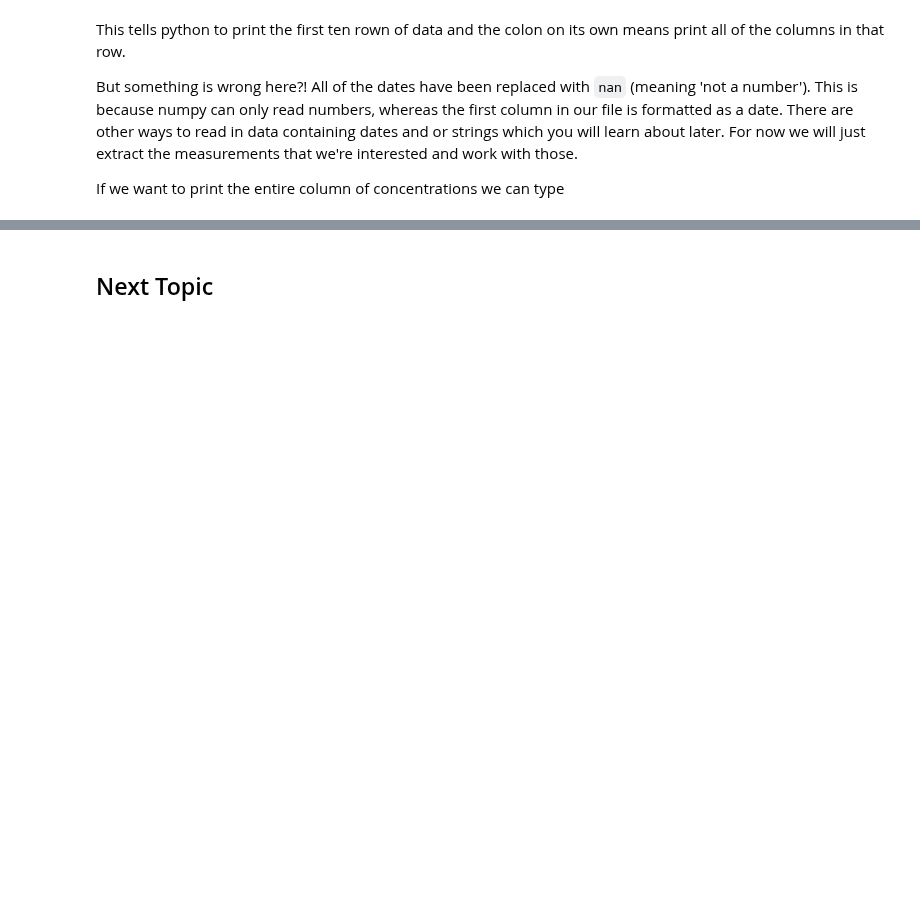
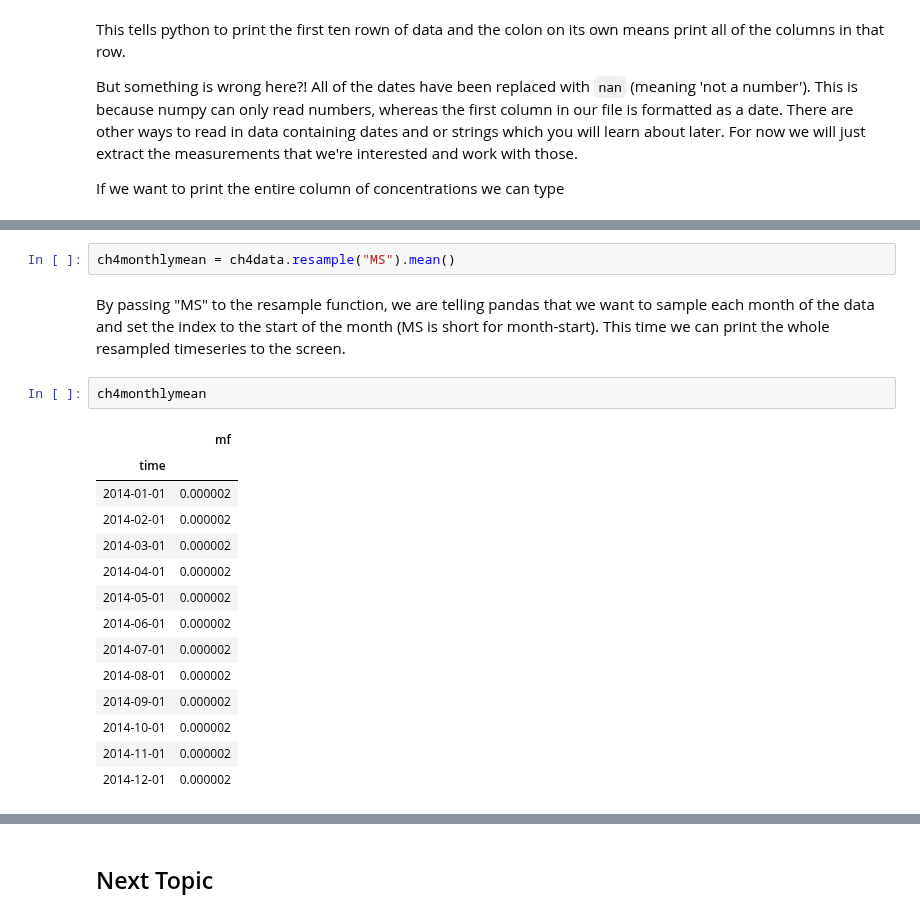
Before and after one commit to rt17603/acrg_tutorial, a Jupyter notebook: functionsandnumpy.ipynb, the cells around one changed output, grey strips where cells are left out. Cells and saved outputs as stored; diff of their text form; blank space fills up the shorter version.

```diff
--- a/functionsandnumpy.ipynb
+++ b/functionsandnumpy.ipynb
@@ -151,0 +221,22 @@ print(ch4array[:,1])
+# %%
+ch4monthlymean = ch4data.resample("MS").mean()
+# %% [markdown]
+By passing "MS" to the resample function, we are telling pandas that we want to sample each month of the data and set the index to the start of the month (MS is short for month-start).
+This time we can print the whole resampled timeseries to the screen.
+# %%
+ch4monthlymean
+# %% [output]
+|  | mf |
+| time |  |
+| 2014-01-01 | 0.000002 |
+| 2014-02-01 | 0.000002 |
+| 2014-03-01 | 0.000002 |
+| 2014-04-01 | 0.000002 |
+| 2014-05-01 | 0.000002 |
+| 2014-06-01 | 0.000002 |
+| 2014-07-01 | 0.000002 |
+| 2014-08-01 | 0.000002 |
+| 2014-09-01 | 0.000002 |
+| 2014-10-01 | 0.000002 |
+| 2014-11-01 | 0.000002 |
+| 2014-12-01 | 0.000002 |
```
Also changed, not shown: parts of 21 cells of this notebook.
